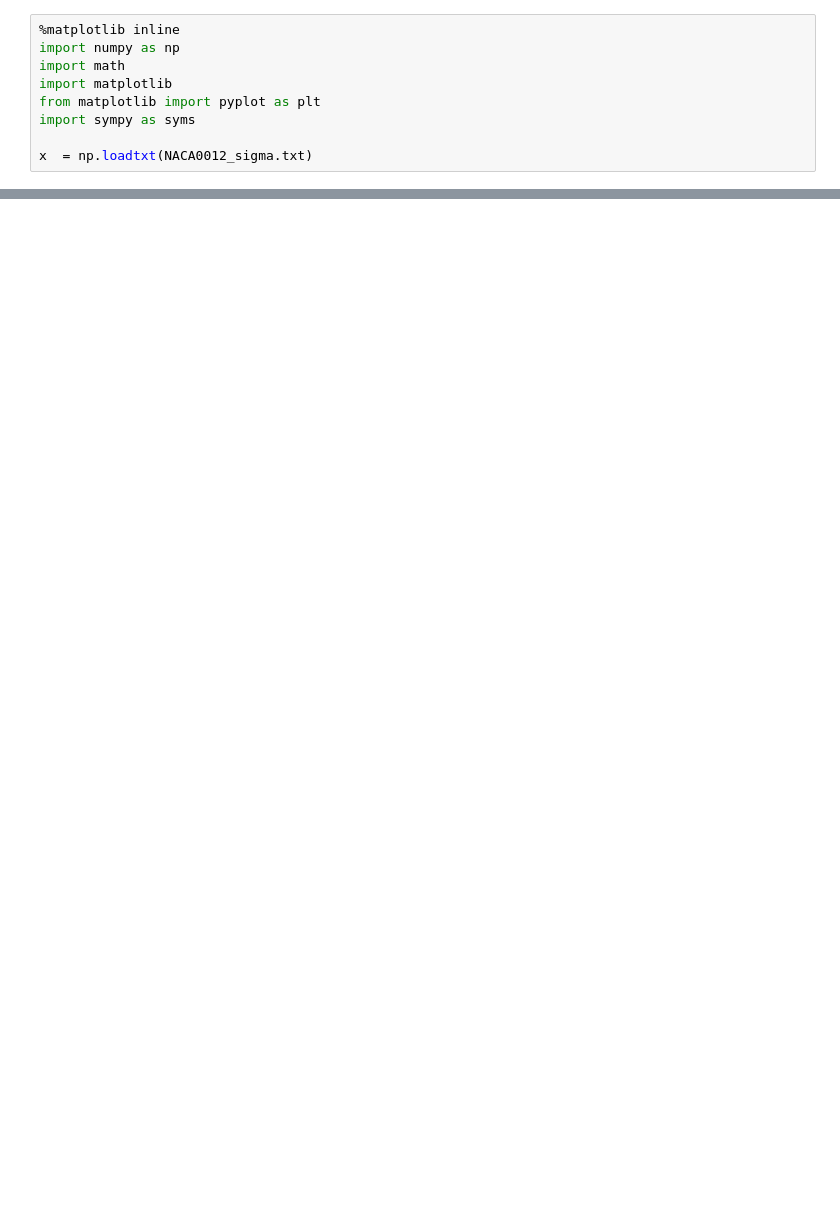
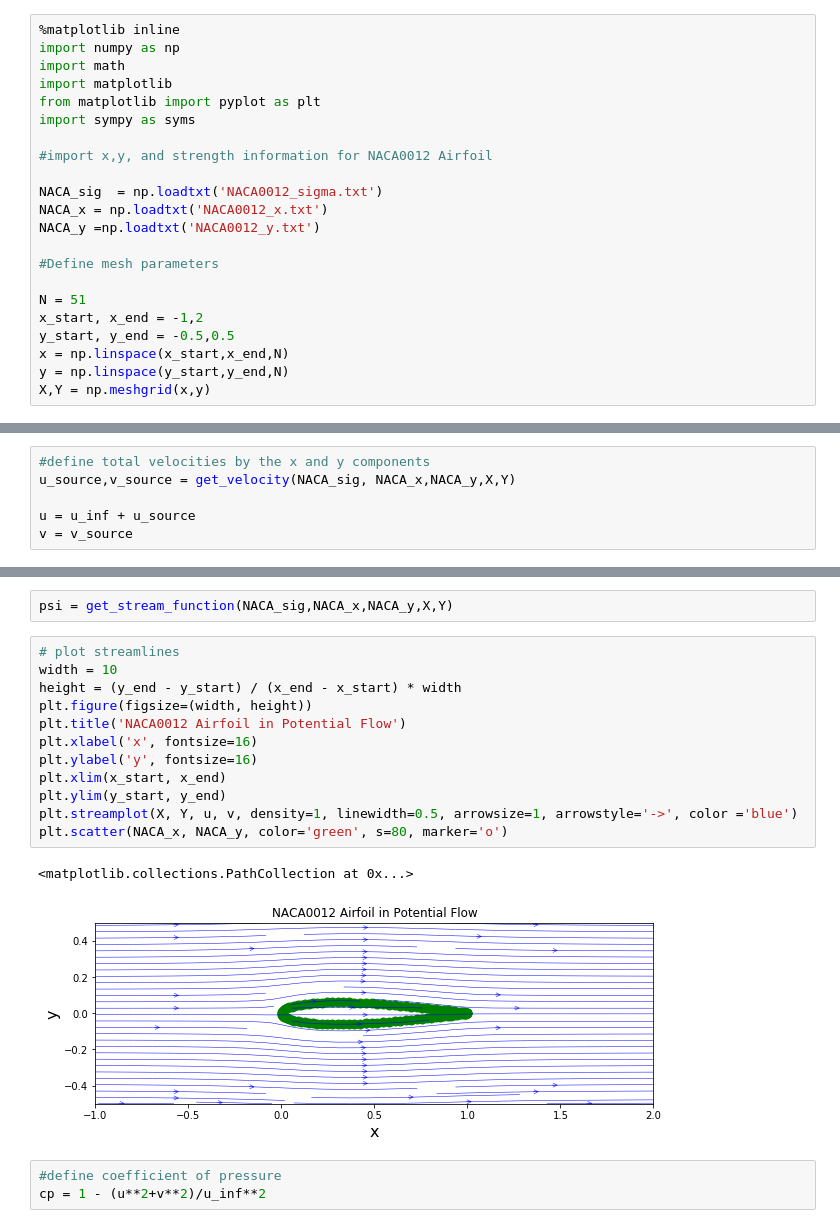
Before and after one commit to djpalumbo18/mae6226, a Jupyter notebook: Palumbo_AeroHydro_HW1.ipynb, the cells around one changed output, grey strips where cells are left out. Cells and saved outputs as stored; diff of their text form; blank space fills up the shorter version.

```diff
--- a/Palumbo_AeroHydro_HW1.ipynb
+++ b/Palumbo_AeroHydro_HW1.ipynb
@@ -6,4 +6,17 @@ import matplotlib
 from matplotlib import pyplot as plt
 import sympy as syms
 
-x  = np.loadtxt(NACA0012_sigma.txt)
+#import x,y, and strength information for NACA0012 Airfoil
+
+NACA_sig  = np.loadtxt('NACA0012_sigma.txt')
+NACA_x = np.loadtxt('NACA0012_x.txt')
+NACA_y =np.loadtxt('NACA0012_y.txt')
+
+#Define mesh parameters
+
+N = 51
+x_start, x_end = -1,2
+y_start, y_end = -0.5,0.5
+x = np.linspace(x_start,x_end,N)
+y = np.linspace(y_start,y_end,N)
+X,Y = np.meshgrid(x,y)
@@ -11,0 +68,6 @@ NameError: name 'NACA0012_sigma' is not defined
+# %%
+#define total velocities by the x and y components
+u_source,v_source = get_velocity(NACA_sig, NACA_x,NACA_y,X,Y)
+
+u = u_inf + u_source
+v = v_source
@@ -11,0 +106,20 @@ NameError: name 'NACA0012_sigma' is not defined
+# %%
+psi = get_stream_function(NACA_sig,NACA_x,NACA_y,X,Y)
+# %%
+# plot streamlines
+width = 10
+height = (y_end - y_start) / (x_end - x_start) * width
+plt.figure(figsize=(width, height))
+plt.title('NACA0012 Airfoil in Potential Flow')
+plt.xlabel('x', fontsize=16)
+plt.ylabel('y', fontsize=16)
+plt.xlim(x_start, x_end)
+plt.ylim(y_start, y_end)
+plt.streamplot(X, Y, u, v, density=1, linewidth=0.5, arrowsize=1, arrowstyle='->', color ='blue')
+plt.scatter(NACA_x, NACA_y, color='green', s=80, marker='o')
+# %% [output]
+<matplotlib.collections.PathCollection at 0x...>
+[figure, added]
+# %%
+#define coefficient of pressure
+cp = 1 - (u**2+v**2)/u_inf**2
```
Also changed, not shown: parts of 5 cells of this notebook, 1 other file.
